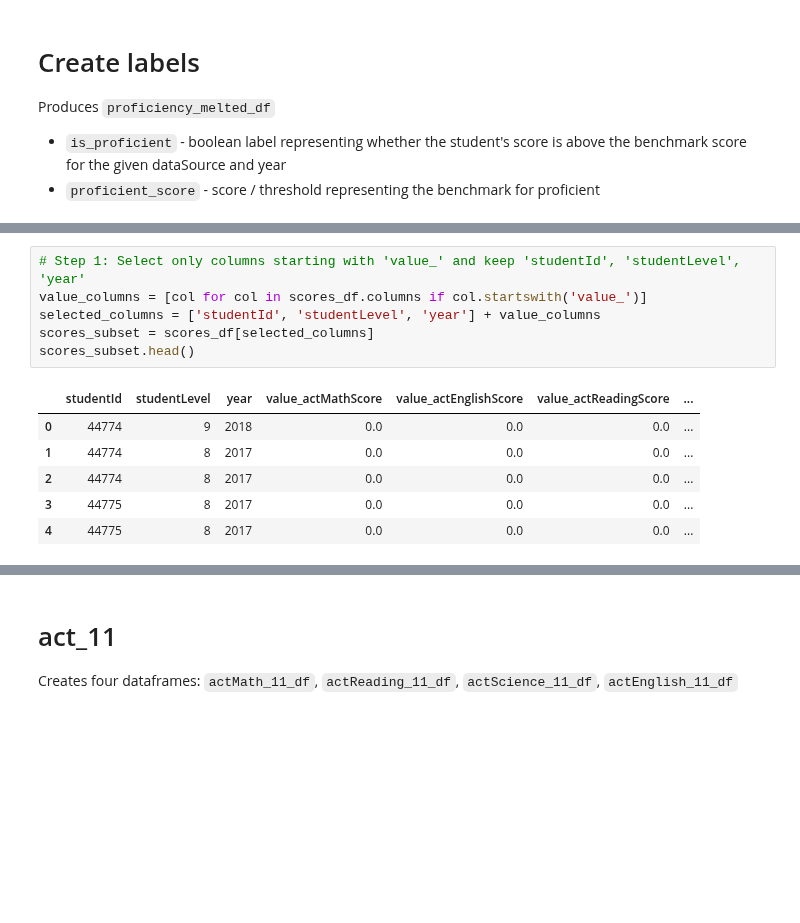
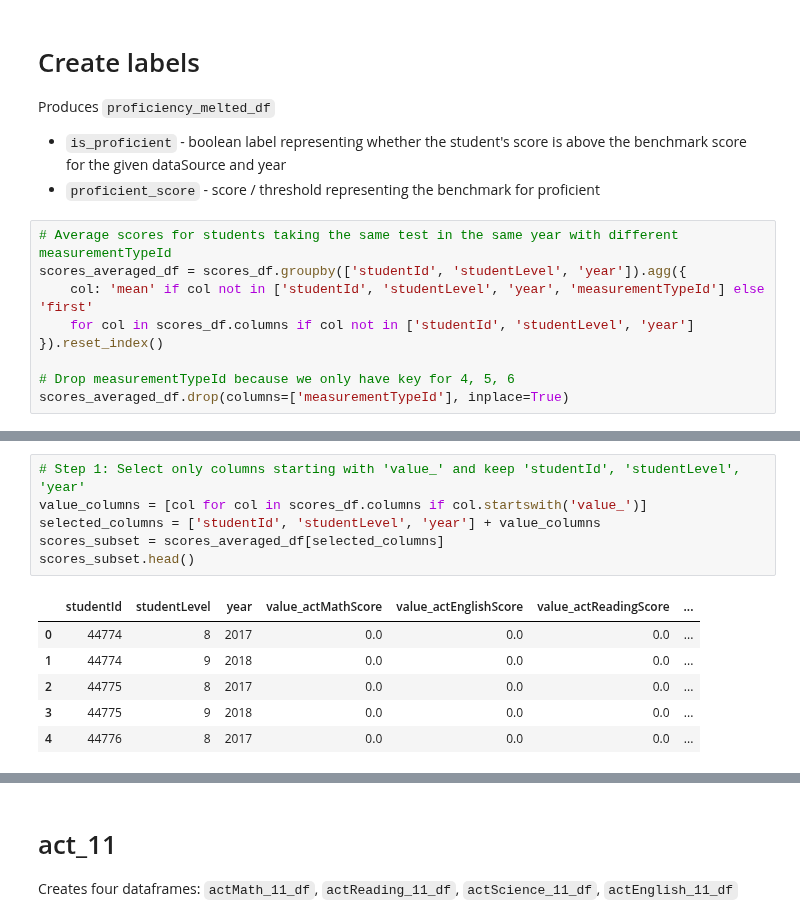
Before and after one commit to level-data-1a/predicting-proficiency, a Jupyter notebook: make_dfs.ipynb, the cells around one changed output, grey strips where cells are left out. Cells and saved outputs as stored; diff of their text form; blank space fills up the shorter version.

```diff
--- a/make_dfs.ipynb
+++ b/make_dfs.ipynb
@@ -164,3 +169,12 @@ Produces `proficiency_melted_df`
 - `is_proficient` - boolean label representing whether the student's score is above the benchmark score for the given dataSource and year
 - `proficient_score` - score / threshold representing the benchmark for proficient
 <!-- - `proficient_diff` - score - threshold representing the benchmark for proficient -->
+# %%
+# Average scores for students taking the same test in the same year with different measurementTypeId
+scores_averaged_df = scores_df.groupby(['studentId', 'studentLevel', 'year']).agg({
+    col: 'mean' if col not in ['studentId', 'studentLevel', 'year', 'measurementTypeId'] else 'first'
+    for col in scores_df.columns if col not in ['studentId', 'studentLevel', 'year']
+}).reset_index()
+
+# Drop measurementTypeId because we only have key for 4, 5, 6
+scores_averaged_df.drop(columns=['measurementTypeId'], inplace=True)
@@ -167,16 +192,16 @@ Produces `proficiency_melted_df`
 # %%
 # Step 1: Select only columns starting with 'value_' and keep 'studentId', 'studentLevel', 'year'
 value_columns = [col for col in scores_df.columns if col.startswith('value_')]
 selected_columns = ['studentId', 'studentLevel', 'year'] + value_columns
-scores_subset = scores_df[selected_columns]
+scores_subset = scores_averaged_df[selected_columns]
 scores_subset.head()
 # %% [output]
 |  | studentId | studentLevel | year | value_actMathScore | value_actEnglishScore | value_actReadingScore | ... |
-| 0 | 44774 | 9 | 2018 | 0.0 | 0.0 | 0.0 | ... |
-| 1 | 44774 | 8 | 2017 | 0.0 | 0.0 | 0.0 | ... |
-| 2 | 44774 | 8 | 2017 | 0.0 | 0.0 | 0.0 | ... |
-| 3 | 44775 | 8 | 2017 | 0.0 | 0.0 | 0.0 | ... |
-| 4 | 44775 | 8 | 2017 | 0.0 | 0.0 | 0.0 | ... |
+| 0 | 44774 | 8 | 2017 | 0.0 | 0.0 | 0.0 | ... |
+| 1 | 44774 | 9 | 2018 | 0.0 | 0.0 | 0.0 | ... |
+| 2 | 44775 | 8 | 2017 | 0.0 | 0.0 | 0.0 | ... |
+| 3 | 44775 | 9 | 2018 | 0.0 | 0.0 | 0.0 | ... |
+| 4 | 44776 | 8 | 2017 | 0.0 | 0.0 | 0.0 | ... |
 # %%
 # Step 2: Melt the scores_subset to create a long format
 scores_long = scores_subset.melt(
```
Also changed, not shown: parts of 32 cells of this notebook, 7 other files.
